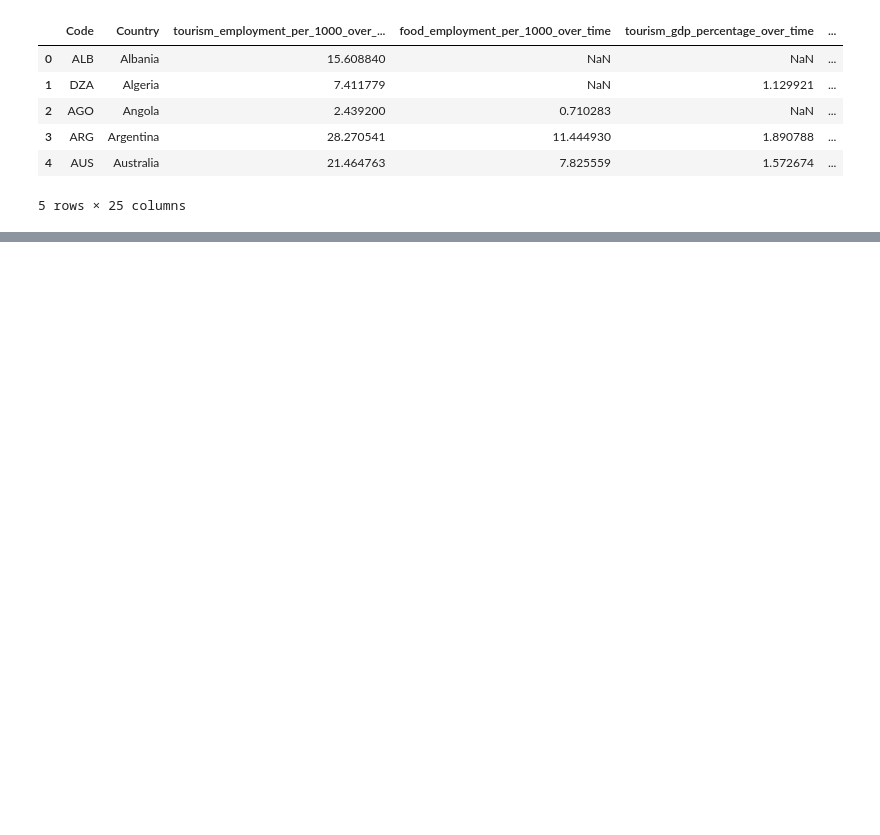
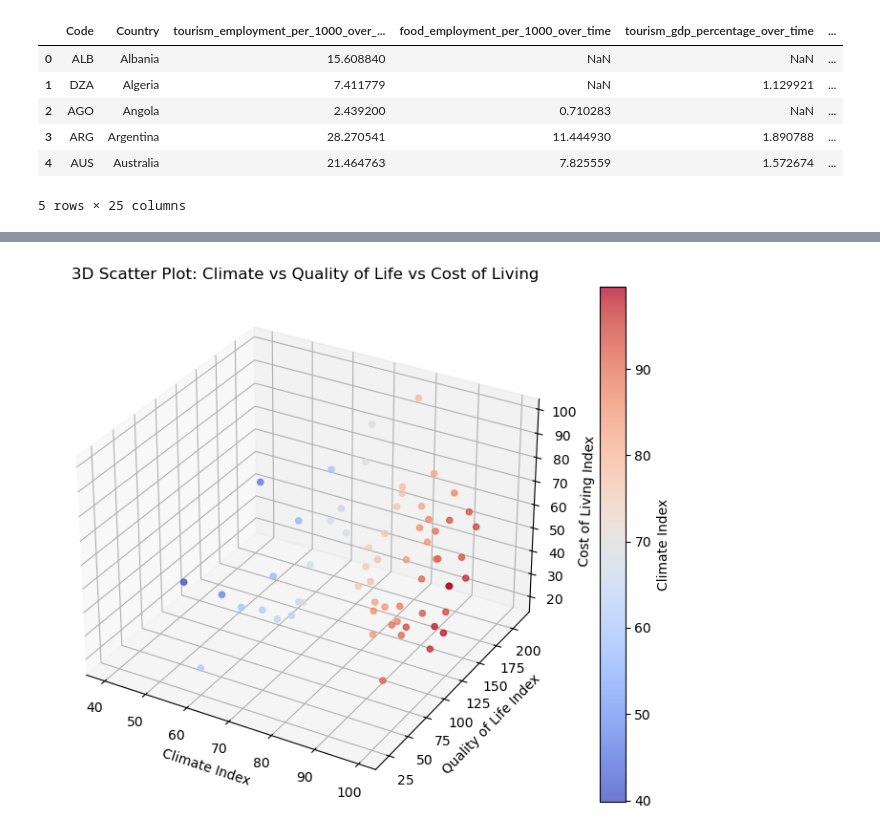
Before and after one commit to IuliaBunescu/tourism_clustering_project, a Jupyter notebook: EDA/roxana.ipynb, the cells around one changed output, grey strips where cells are left out. Cells and saved outputs as stored; diff of their text form; code cells hidden in the pictures; blank space fills up the shorter version.

```diff
--- a/EDA/roxana.ipynb
+++ b/EDA/roxana.ipynb
@@ -20,0 +42,30 @@ KeyError: 'value'
+# %%
+from mpl_toolkits.mplot3d import Axes3D
+
+data = df[['Climate Index_quality_of_life_index', 'Quality of Life Index_quality_of_life_index', 'Cost of Living Index_cost_of_living_index']].dropna()
+
+data.rename(columns={
+    'Climate Index_quality_of_life_index': 'Climate Index',
+    'Quality of Life Index_quality_of_life_index': 'Quality of Life Index',
+    'Cost of Living Index_cost_of_living_index': 'Cost of Living Index'
+}, inplace=True)
+
+fig = plt.figure(figsize=(10, 7))
+ax = fig.add_subplot(111, projection='3d')
+
+sc = ax.scatter(
+    data['Climate Index'],
+    data['Quality of Life Index'],
+    data['Cost of Living Index'],
+    c=data['Climate Index'], cmap='coolwarm', alpha=0.75
+)
+
+ax.set_xlabel("Climate Index")
+ax.set_ylabel("Quality of Life Index")
+ax.set_zlabel("Cost of Living Index")
+ax.set_title("3D Scatter Plot: Climate vs Quality of Life vs Cost of Living")
+
+plt.colorbar(sc, label="Climate Index")
+plt.show()
+# %% [output]
+[figure, added]
```
Also changed, not shown: parts of 6 cells of this notebook.
